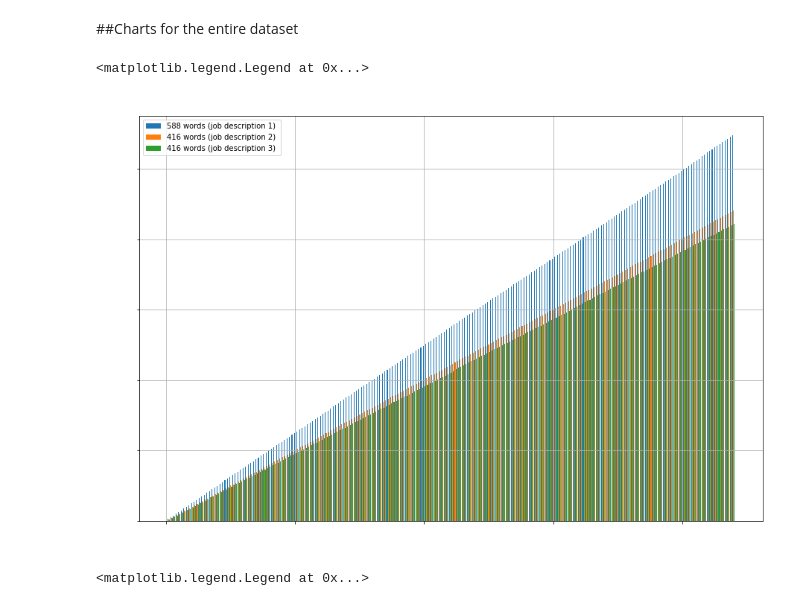
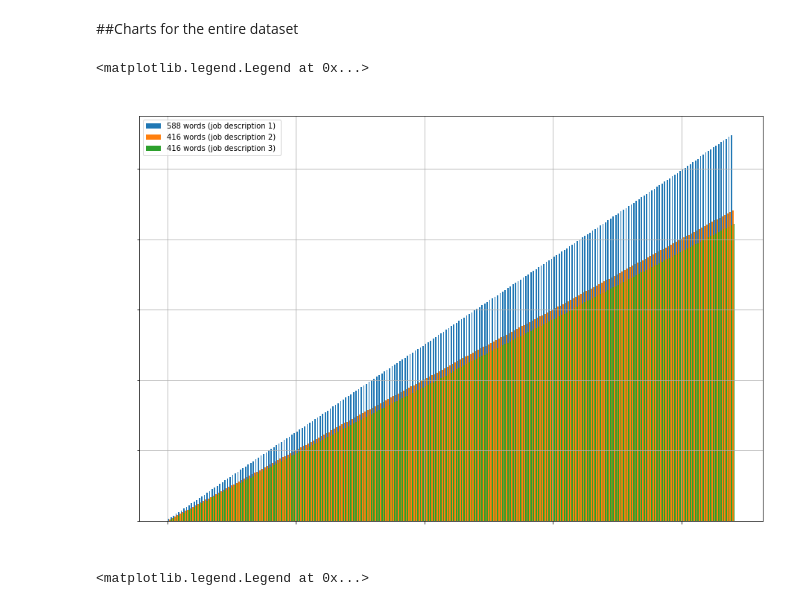
Before and after one commit to AdrianHerczeg/NLP_job_matching, a Jupyter notebook: Towards_an_end_to_end_system_to_match_resumes_and_job_descriptions(experimental_results)_.ipynb, the cells around one changed output. Saved outputs shown, nothing was run; the diff lists cells and outputs as text; code cells hidden in the pictures.

```diff
--- a/Towards_an_end_to_end_system_to_match_resumes_and_job_descriptions(experimental_results)_.ipynb
+++ b/Towards_an_end_to_end_system_to_match_resumes_and_job_descriptions(experimental_results)_.ipynb
@@ -854,35 +854,35 @@ plt.ylabel("Required time", fontdict = {'size' : 15, 'color':'white'})
 plt.title("Comparison between time compexities",
           fontdict = {'size': 20,
                       'color':'white'})
 plt.grid("True")
 
-w = 0.3
+w = 0.5
 
 
 plt.bar(np.array(total_resumes)-w,
         aux_1,
         width = w,
         label = '588 words (job description 1) ')
 
 
 plt.bar(np.array(total_resumes),
         aux_2 ,
         width = w,
         label = '416 words (job description 2)')
 
 
 plt.bar(np.array(total_resumes)+w,
         aux_3,
         width = w,
         label = '416 words (job description 3)')
 
 plt.xticks(color = 'white')
 plt.yticks(color = 'white')
 
 plt.legend()
 # %% [output]
 <matplotlib.legend.Legend at 0x...>
-[figure, old version]
+[figure, new version]
 # %%
 
 
```
Also changed, not shown: parts of 1 cell of this notebook.
